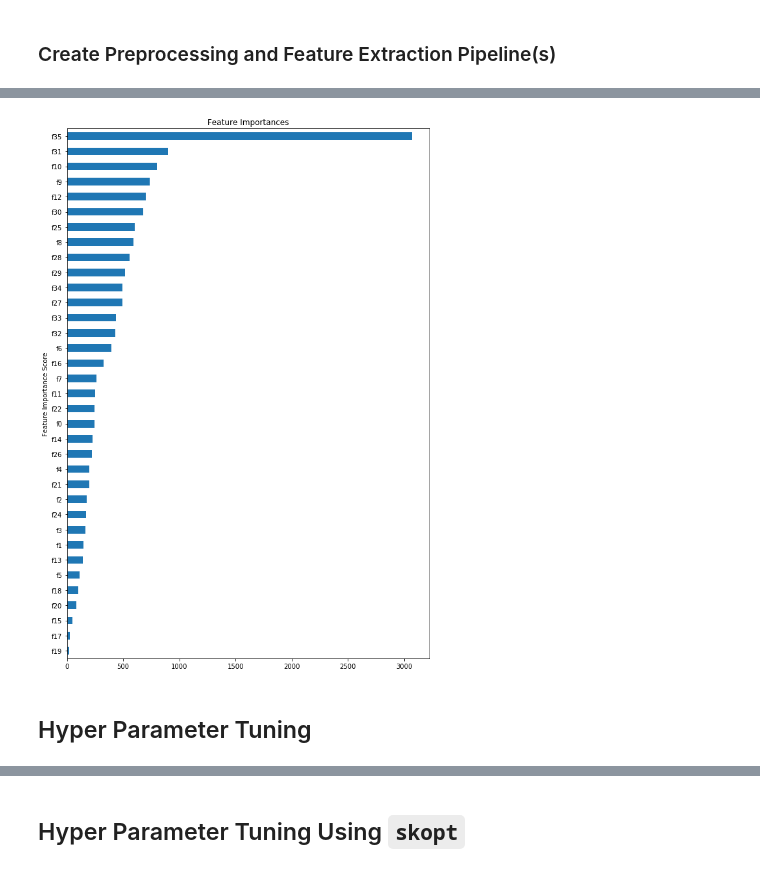
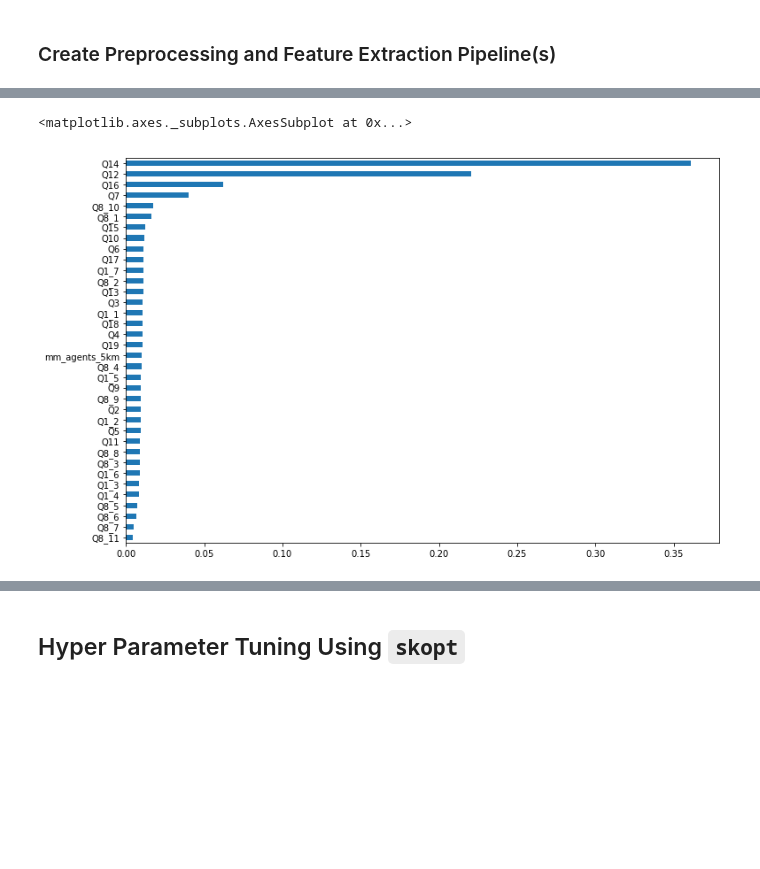
Before and after one commit to Rendiere/zindi-mobile-money, a Jupyter notebook: notebooks/modelling/xgboost_tuning.ipynb, the cells around one changed output, grey strips where cells are left out. Drawn from its saved outputs; the diff is of its cells as text; code cells hidden in the pictures; blank space fills up the shorter version.

```diff
--- a/notebooks/modelling/xgboost_tuning.ipynb
+++ b/notebooks/modelling/xgboost_tuning.ipynb
@@ -107,21 +114,28 @@ CAT_VARS = ['Q2','Q3','Q4','Q5','Q6','Q7','Q8_1',
             'Q15','Q16','Q17','Q18','Q19']
 LAT_LON = ['Latitude','Longitude']
 
-
+features = []
+n_bins=7
 continuous_pipeline = Pipeline([
         ('extract', ColumnExtractor(CONT_VARS)),
-        ('discretize',KBinsDiscretizer(n_bins=7))
+        ('discretize', KBinsDiscretizer(n_bins=n_bins, encode='onehot-dense'))
 ])
+
+# Add continuous feature names
+features.extend([f'{f}_{i}' for f in CONT_VARS for i in range(1,n_bins+1)])
 
 categorical_pipeline = Pipeline([
         ('extract', ColumnExtractor(CAT_VARS)),
 #         ('encode', BinaryEncoder(cols=CAT_VARS)),
 ])
+# Just the categories for now
+features.extend(CAT_VARS)
 
 location_pipeline = Pipeline([
         ('extract', ColumnExtractor(LAT_LON)),
         ('mm_agents_5km', MMAgentsInVicinity(radius=5))
 ])
+features.extend(['mm_agents_5km'])
 
 # Combine individual pipelines
 preprocessing_pipeline = FeatureUnion([
@@ -161,0 +146,23 @@ def modelfit(alg, X, y ,useTrainCV=True, cv_folds=5, early_stopping_rounds=50):
+# %%
+from sklearn_pandas import DataFrameMapper, gen_features
+
+# Continuous feature maps
+con_maps = gen_features(
+    columns=[[c] for c in CONT_VARS],
+    classes=[{'class': KBinsDiscretizer, 'n_bins': 7, 'encode': 'onehot-dense'}]
+)
+
+# Categorical Feature maps
+# Just select the columns for now
+cat_maps = gen_features([[c] for c in CAT_VARS])
+
+# Location Feature maps
+loc_maps = [
+    (LAT_LON, MMAgentsInVicinity(radius=5), {'alias': 'mobile_money_agents'})
+]
+
+feature_maps = con_maps + cat_maps + loc_maps
+
+features_pipeline = DataFrameMapper(feature_maps, df_out=True)
+
+features_pipeline.fit_transform(X)
@@ -162,2 +214,4 @@ def modelfit(alg, X, y ,useTrainCV=True, cv_folds=5, early_stopping_rounds=50):
 # %%
 X_proc = preprocessing_pipeline.fit_transform(X)
+X_proc = pd.DataFrame(X_proc, columns=features)
+X_proc.head()
@@ -164,4 +226,4 @@ X_proc = preprocessing_pipeline.fit_transform(X)
 # %%
-model = XGBClassifier(**xgb_params)
-model, cv_results = modelfit(model, X_proc, y)
+model = XGBClassifier(missing=-1, **xgb_params)
+model.fit(X_proc, y)
 # %% [output]
@@ -176,9 +237,7 @@ cv_results[['train-mlogloss-mean','test-mlogloss-mean']].plot()
 # %%
 import matplotlib.pyplot as plt
-feat_imp = pd.Series(model.get_booster().get_score()).sort_values(ascending=True)
-feat_imp.plot.barh(title='Feature Importances', figsize=(10,15))
-plt.ylabel('Feature Importance Score');
+feat_imp = pd.Series(model.feature_importances_, index=features).sort_values()
+feat_imp.plot.barh(figsize=(12,8))
 # %% [output]
+<matplotlib.axes._subplots.AxesSubplot at 0x...>
-[figure, old version]
+[figure, new version]
-# %% [markdown]
-## Hyper Parameter Tuning
```
Also changed, not shown: parts of 49 cells of this notebook, 11 other files.
